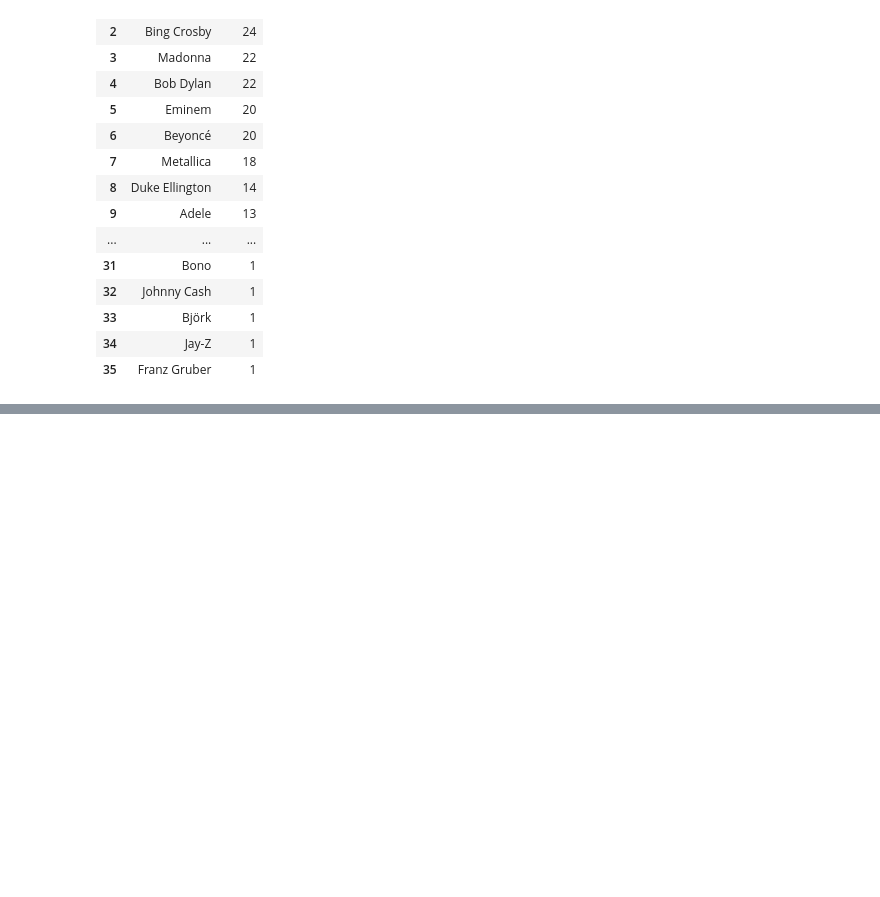
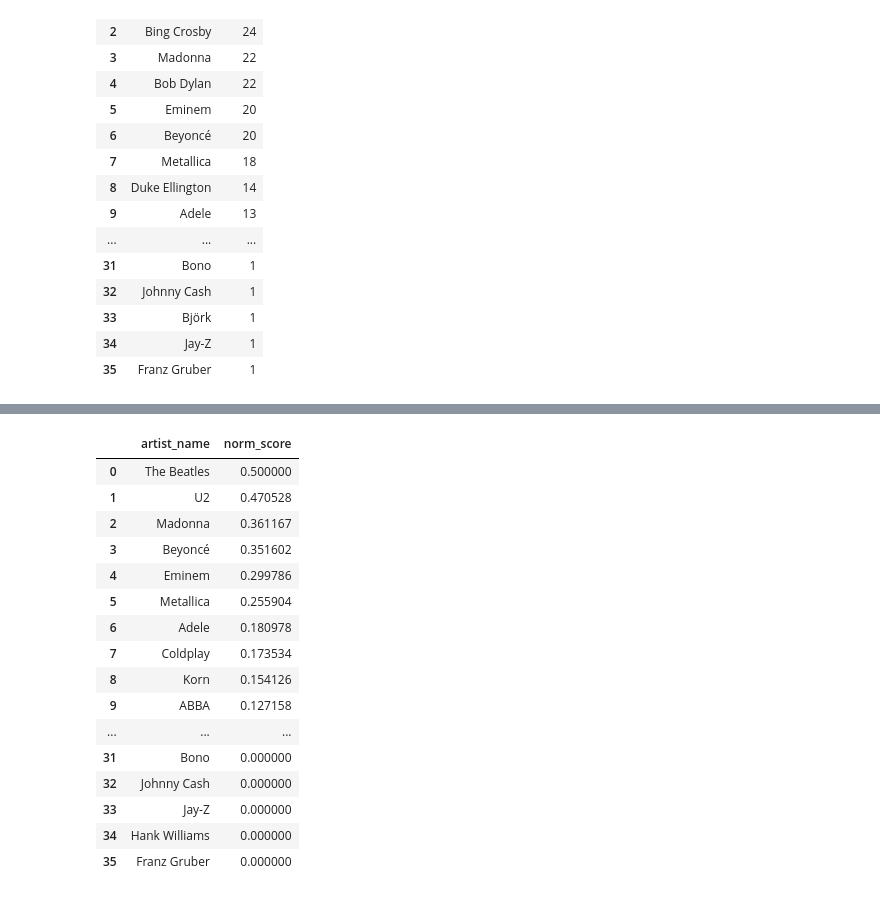
Before and after one commit to freiraum-bq/Music_Project, a Jupyter notebook: python/integrated.ipynb, the cells around one changed output, grey strips where cells are left out. Drawn from its saved outputs; the diff is of its cells as text; code cells hidden in the pictures; blank space fills up the shorter version.

```diff
--- a/python/integrated.ipynb
+++ b/python/integrated.ipynb
@@ -1872,3 +1872,49 @@ overall
 | 33 | Bono | 0.000000 |
 | 34 | Björk | 0.000000 |
 | 35 | Franz Gruber | 0.000000 |
+# %%
+# Get all unique artist names from all top-10s
+all_artists = set()
+for df in normalized_dfs:
+    all_artists.update(df['artist_name'])
+
+# Build a DataFrame with all combinations (artist, metric)
+full_index = pd.MultiIndex.from_product([all_artists, range(1, 7)], names=['artist_name', 'source'])
+full_df = pd.DataFrame(index=full_index).reset_index()
+
+# Merge normalized scores
+metric_map = {f'df{i}': i for i in range(1, 7)}
+combined['source_num'] = combined['source'].map(metric_map)
+full_df = full_df.merge(combined, left_on=['artist_name', 'source'], right_on=['artist_name', 'source_num'], how='left')
+
+# Fill missing norm_score with 0
+full_df['norm_score'] = full_df['norm_score'].fillna(0)
+
+# Average normalized score across all 6 measures
+overall_2 = (
+    full_df.groupby("artist_name")["norm_score"]
+    .mean()
+    .reset_index()
+    .sort_values("norm_score", ascending=False)
+    .reset_index(drop=True)
+)
+
+overall_2
+# %% [output]
+|  | artist_name | norm_score |
+| 0 | The Beatles | 0.500000 |
+| 1 | U2 | 0.470528 |
+| 2 | Madonna | 0.361167 |
+| 3 | Beyoncé | 0.351602 |
+| 4 | Eminem | 0.299786 |
+| 5 | Metallica | 0.255904 |
+| 6 | Adele | 0.180978 |
+| 7 | Coldplay | 0.173534 |
+| 8 | Korn | 0.154126 |
+| 9 | ABBA | 0.127158 |
+| ... | ... | ... |
+| 31 | Bono | 0.000000 |
+| 32 | Johnny Cash | 0.000000 |
+| 33 | Jay-Z | 0.000000 |
+| 34 | Hank Williams | 0.000000 |
+| 35 | Franz Gruber | 0.000000 |
```
Also changed, not shown: parts of 9 cells of this notebook.
